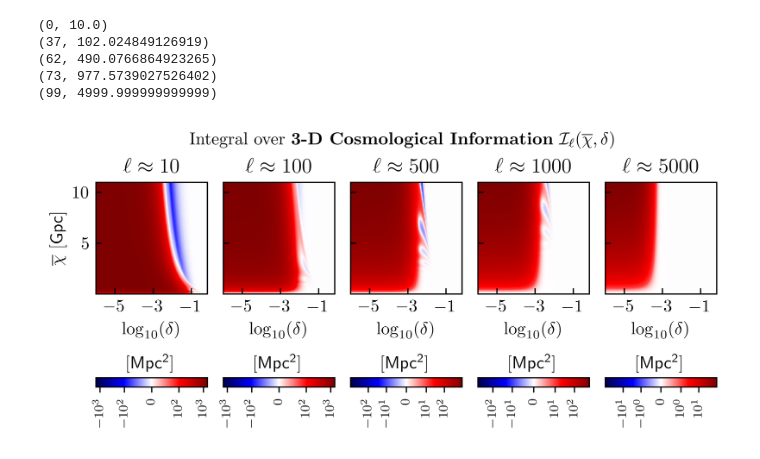
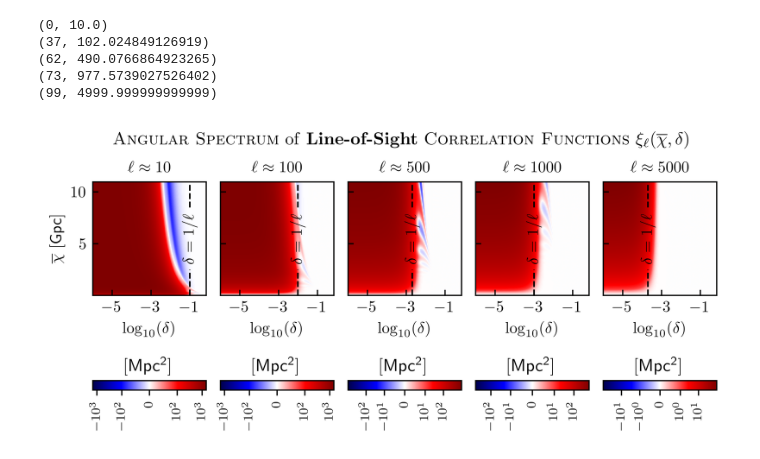
Before and after one commit to DelonShen/LIMxCMBL, a Jupyter notebook: 013.001.2025-05-03.visualize-innermost-integral.ipynb, the cells around one changed output. Saved outputs shown, nothing was run; the diff lists cells and outputs as text; code cells hidden in the pictures.

Commit message:
updating repo with final plots and arXiv number

```diff
--- a/013.001.2025-05-03.visualize-innermost-integral.ipynb
+++ b/013.001.2025-05-03.visualize-innermost-integral.ipynb
@@ -25,7 +25,7 @@ from matplotlib import colors
 plt.plot()
 plt.rcParams.update({
     "text.usetex": True,
-    "font.size": "11",
+    "font.size": "10",
     "font.family" : "serif",
     'figure.constrained_layout.use':True,
     'xtick.direction': 'in',
@@ -81,33 +81,56 @@ for i,ell_idx in enumerate(ell_idxs):
     im = ax.imshow(np.float64(inner_dkparp_integral[ell_idx]),
               origin='lower',
               cmap = 'seismic',
               norm = norm,
               aspect =  (max(np.log10(deltas)) - min(np.log10(deltas))) / (max(chibs_Gpc) - min(chibs_Gpc)),
               extent=[min(np.log10(deltas)), max(np.log10(deltas)),
                       min(chibs_Gpc), max(chibs_Gpc),])
     ax.set_xlabel(r'$\log_{10}(\delta)$')
-    ax.set_title(r'$\ell \approx %d$'%(titles[i]))
+    ax.set_title(r'$\ell \approx %d$'%(titles[i]), fontsize=10)
     ax.set_xticks([-5,-3,-1])
+
+    label = ax.text(x = np.log10(1/ells[ell_idx]), y = np.mean(chibs_Gpc),
+            s = r'$\delta = 1 / \ell$', rotation = 90,
+            horizontalalignment = 'center', verticalalignment='center'
+           )
+
+    ax.get_figure().canvas.draw()
+    bbox = label.get_window_extent().transformed(ax.transAxes.inverted())
+    bbox.y0 -= 0.05
+    bbox.y1 += 0.05
+    bbox = bbox.transformed(ax.transAxes).transformed(ax.transData.inverted())
+    left, right = ax.get_ylim()
+    ax.vlines([np.log10(1/ells[ell_idx]),]*2,
+              [left, bbox.y1], [bbox.y0, right],
+              color='k', linestyle='--', lw=1)
+
+
+
+
+
     _bbox = ax.get_position()
     dy = _bbox.ymax - _bbox.ymin
     dx = _bbox.xmax - _bbox.xmin
     cbar_ax = fig.add_axes([_bbox.xmin,
                             _bbox.ymin - 5/6*dy,
                             dx,
                             1/12*dy])  # [left, bottom, width, height]
     cbar = fig.colorbar(im, cax=cbar_ax,
                        orientation='horizontal', )#label=r'\sf[kJy/sr]')
     cbar.ax.tick_params(labelsize=8, rotation = 90, direction='out')
     cbar.ax.set_title(r"$\sf[Mpc^2]$", fontsize = 11)
     cbar.set_ticks(ticks = [-(10**(np.floor(log10vb))), -linthresh,0,linthresh, 10**(np.floor(log10vb))])
+
+
 axs[0].set_ylabel(r'$\overline\chi$ [{\sf Gpc}]')
 
 
-fig.text(plt_cntr, 1.2, r"Integral over \textbf{3-D Cosmological Information} $\mathcal I_\ell(\overline\chi,\delta)$",
+fig.text(plt_cntr, 1.2, r"\textsc{Angular Spectrum} of \textbf{Line-of-Sight} \textsc{Correlation Functions} $\xi_\ell(\overline\chi,\delta)$",
          ha='center',
          va='bottom',
         fontsize=11)
 
+
 plt.savefig('figures/013.001.pdf', bbox_inches='tight')
 # %% [output]
-[figure, old version]
+[figure, new version]
```
Also changed, not shown: parts of 3 cells of this notebook, 52 other files.
